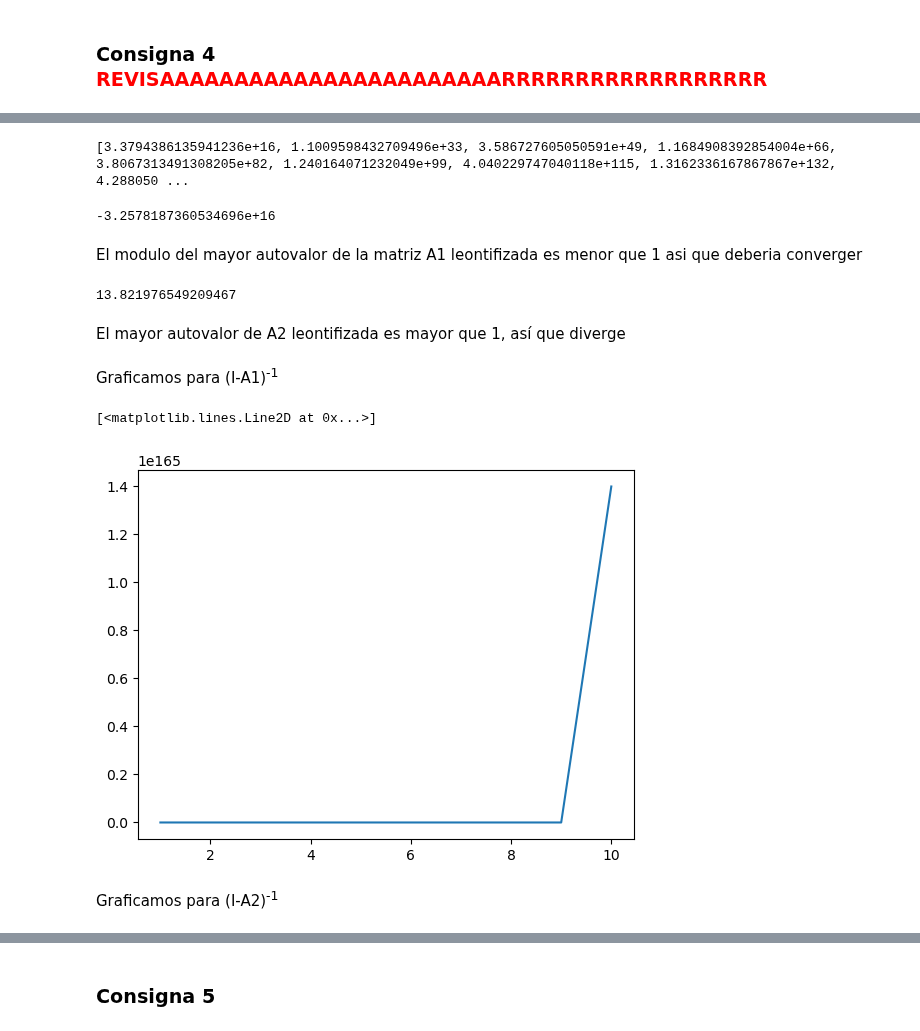
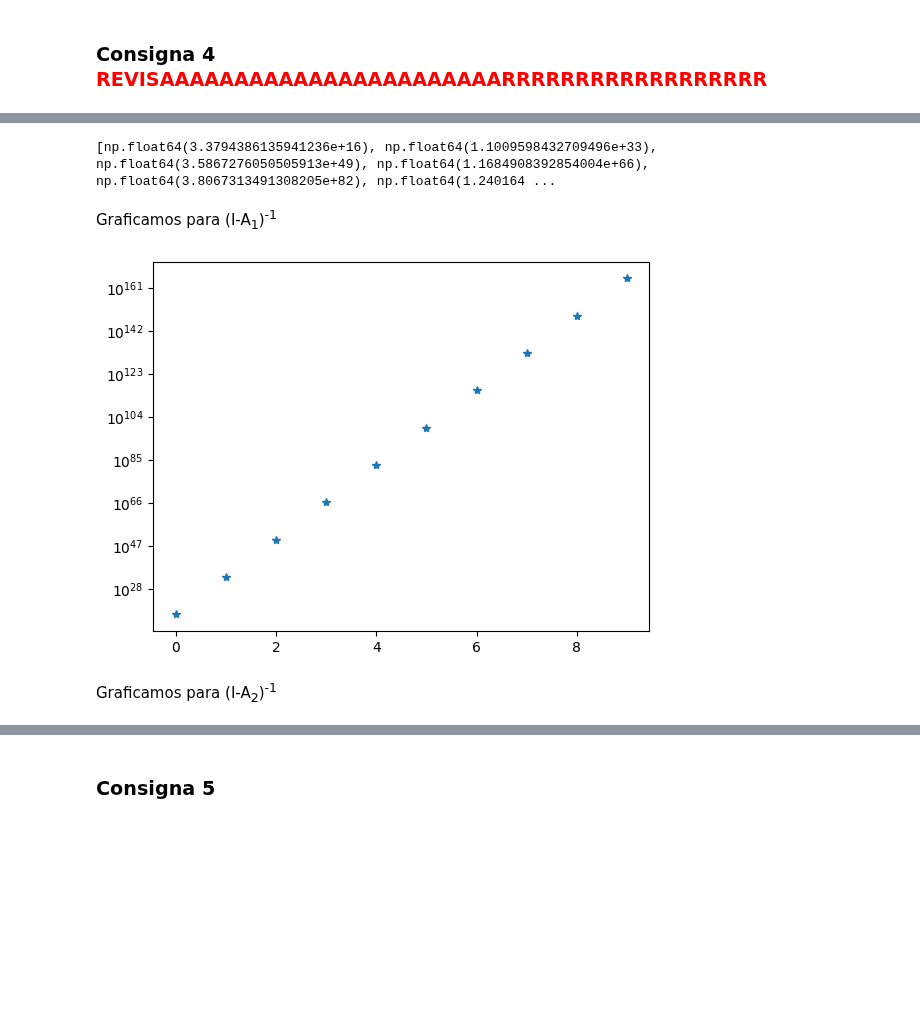
Before and after one commit to evaFomina/ALC_TP, a Jupyter notebook: Tiburones_ALC_TP2.ipynb, the cells around one changed output, grey strips where cells are left out. Saved outputs shown, nothing was run; the diff lists cells and outputs as text; code cells hidden in the pictures; blank space fills up the shorter version.

```diff
--- a/Tiburones_ALC_TP2.ipynb
+++ b/Tiburones_ALC_TP2.ipynb
@@ -335 +351,18 @@ tabla
+# %%
+I = np.eye(5)
+
+#Defino las listas de normas
+
+a1 = []
+a2 = []
+
+Ak1 = I
+Ak2 = I
+
+for i in range(250):
+    Ak1 = A1 @ Ak1
+    a1.append(norm(Ak1, 2))
+
+    Ak2 = A2 @ Ak2
+    a2.append(norm(Ak2, 2))
 # %% [markdown]
@@ -348,39 +381,25 @@ l1=[]
 l2=[]
 
 
-for i in range(10):
+for i in range(11):
     leonk1 = leon1 @ leonk1
     l1.append(norm(leonk1, 2))
 
-for i in range(100):
+for i in range(101):
 
     leonk2 = leon2 @ leonk2
     l2.append(norm(leonk2, 2))
 
 print(l1)
 # %% [output]
-[3.3794386135941236e+16, 1.1009598432709496e+33, 3.586727605050591e+49, 1.1684908392854004e+66, 3.8067313491308205e+82, 1.240164071232049e+99, 4.040229747040118e+115, 1.3162336167867867e+132, 4.288050 ...
+[np.float64(3.3794386135941236e+16), np.float64(1.1009598432709496e+33), np.float64(3.5867276050505913e+49), np.float64(1.1684908392854004e+66), np.float64(3.8067313491308205e+82), np.float64(1.240164 ...
-# %%
-v = np.random.rand(leon1.shape[0])
-metodoPotencia(leon1, v, 250)
-# %% [output]
--3.2578187360534696e+16
-# %% [markdown]
-El modulo del mayor autovalor de la matriz A1 leontifizada es menor que 1 asi que deberia converger
-# %%
-v = np.random.rand(leon1.shape[0])
-metodoPotencia(leon2, v, 250)
-# %% [output]
-13.821976549209467
-# %% [markdown]
-El mayor autovalor de A2 leontifizada es mayor que 1, así que diverge
 # %% [markdown]
-Graficamos para (I-A1)<sup>-1</sup>
+Graficamos para (I-A<sub>1</sub>)<sup>-1</sup>
 # %%
-plt.plot(arr[:10], l1)
+plt.plot(l1[:10],"*")
+plt.yscale("log")
 # %% [output]
-[<matplotlib.lines.Line2D at 0x...>]
-[figure, old version]
+[figure, new version]
 # %% [markdown]
-Graficamos para (I-A2)<sup>-1</sup>
+Graficamos para (I-A<sub>2</sub>)<sup>-1</sup>
 # %%
```
Also changed, not shown: parts of 23 cells of this notebook.
